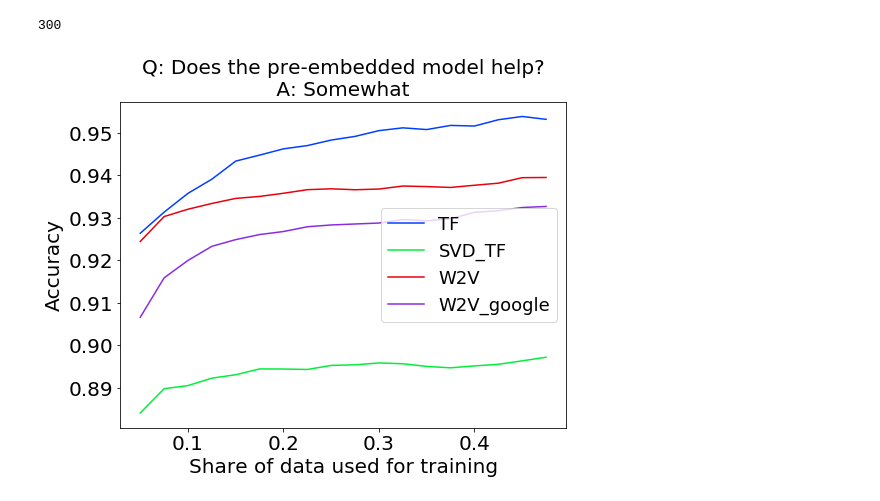
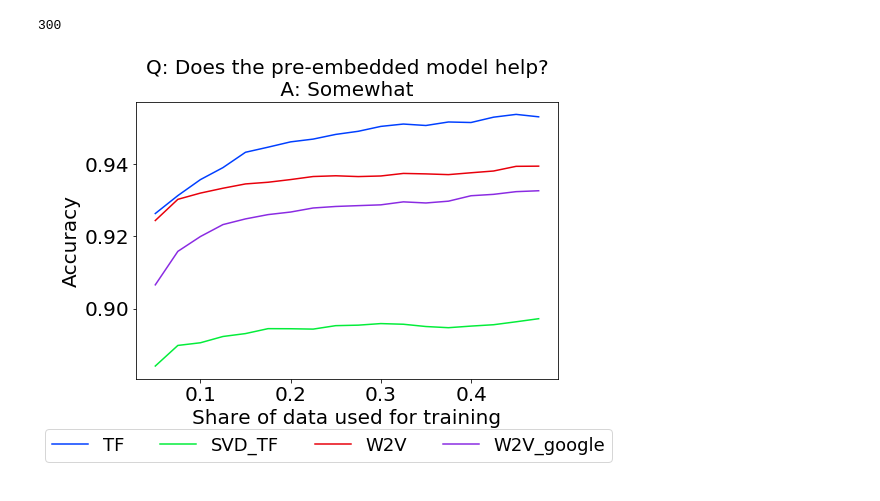
Before and after one commit to nandanrao/text-mining, a Jupyter notebook: exercise-3.ipynb, the cells around one changed output. Cells and saved outputs as stored; diff of their text form; code cells hidden in the pictures.

```diff
--- a/exercise-3.ipynb
+++ b/exercise-3.ipynb
@@ -279,14 +292,15 @@ accuracy_w2v_google = [test_holdout_vectors(w2v_matrix_google, yelps.positive, c
 # %%
 plt.figure(figsize=(8,6))
 plt.plot(np.arange(0.05, 0.5, 0.025),accuracy_TF_yelp)
 plt.plot(np.arange(0.05, 0.5, 0.025),accuracy_PCA_yelp)
 plt.plot(np.arange(0.05, 0.5, 0.025),accuracy_w2v)
 plt.plot(np.arange(0.05, 0.5, 0.025),accuracy_w2v_google)
 plt.tick_params(axis = 'both', which = 'major', labelsize = 20)
-plt.legend(['TF','SVD_TF','W2V','W2V_google'],fontsize=18)
+plt.legend(['TF','SVD_TF','W2V','W2V_google'],fontsize=18,bbox_to_anchor=(1.15, -0.15),ncol=4)
 plt.xlabel('Share of data used for training',fontsize=20)
 plt.title('Q: Does the pre-embedded model help?\n A: Somewhat ',fontsize=20)
 plt.ylabel('Accuracy',fontsize=20)
+plt.tight_layout()
 plt.show()
 # %% [output]
-[figure, old version]
+[figure, new version]
```
Also changed, not shown: parts of 3 cells of this notebook.
